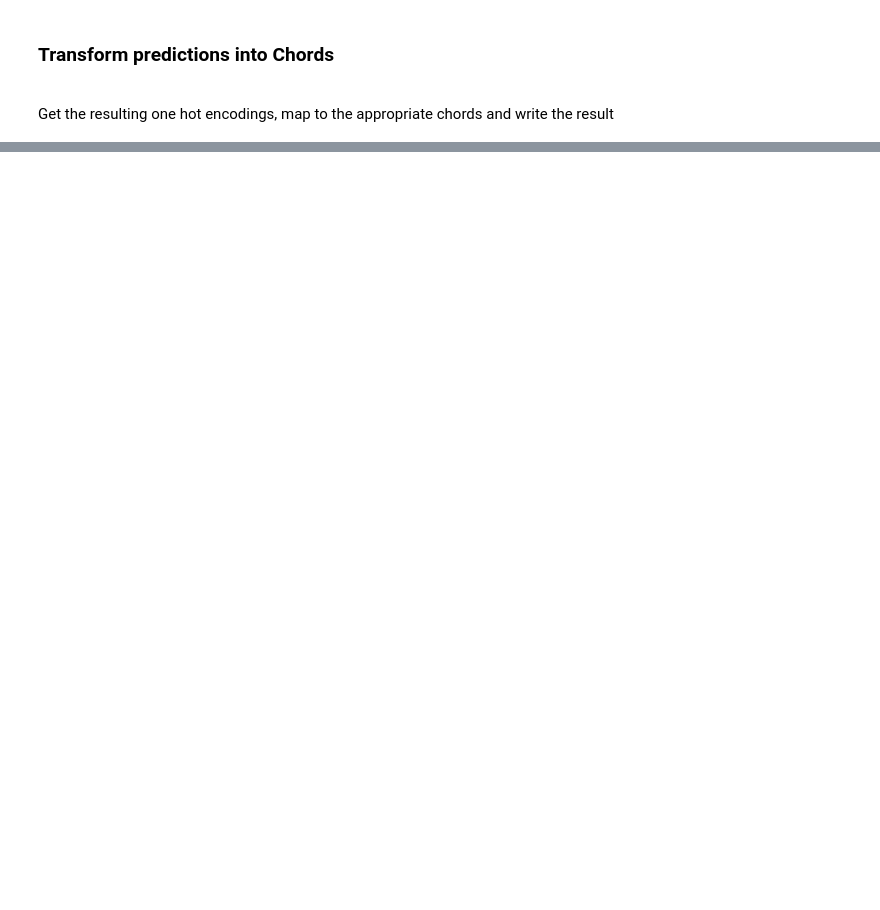
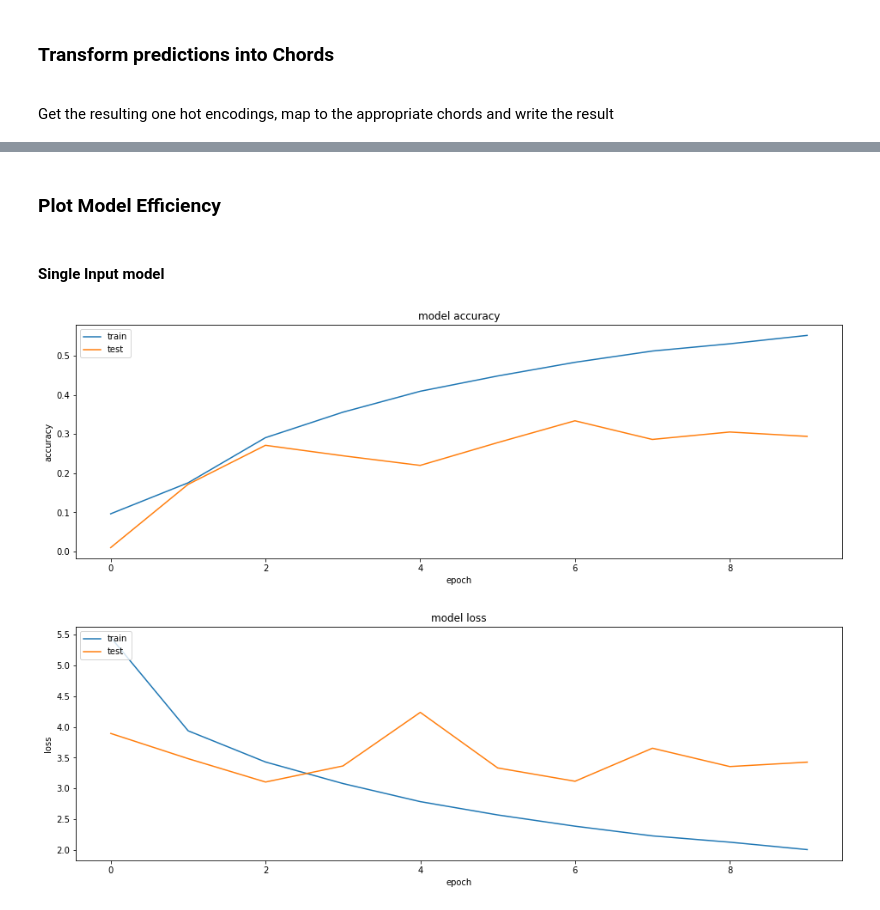
Before and after one commit to taslanidis/Audio-Chord-Recognition, a Jupyter notebook: Audio_Chord_Estimation.ipynb, the cells around one changed output, grey strips where cells are left out. Drawn from its saved outputs; the diff is of its cells as text; code cells hidden in the pictures; blank space fills up the shorter version.

```diff
--- a/Audio_Chord_Estimation.ipynb
+++ b/Audio_Chord_Estimation.ipynb
@@ -58,7 +63,7 @@ Read all those chordlab files as <b>pandas dataframes</b> and store them in a di
 # %%
 ### get all chordlab files
 Chordlab = {'The Beatles': {}}
-for filename in Path('Test-Dataset/The Beatles').glob('**/chordlab/**/*.lab'):
+for filename in Path('Big-Dataset/The Beatles').glob('**/chordlab/**/*.lab'):
 
     path, track = os.path.split(filename)
     path, album = os.path.split(path)
@@ -283,6 +327,6 @@ x_initial_test = scaler.transform(x_initial_test)
 <h4>3. Slicing in batches of timeseries and for the LSTM</h4>
 # %%
 # Find the chunk size
-chunk_size = 500
+chunk_size = 300
 # %%
 # Slicing
@@ -359,0 +746,22 @@ def RNN(chords_num, frequencies_num, timesteps, batch_size):
+# %%
+# Fitting on a Conv1D with 256 filters feeding to a 2 layer BLSTM with 256 cells
+epochs = 10
+batch_size = 32
+
+model = BLSTM_2Layer(len(Chords), frequencies_num, chunk_size, batch_size)
+
+SGD_Optimizer = keras.optimizers.SGD(lr=0.01, momentum=0.9)
+Adam_Optimizer = keras.optimizers.Adam()
+AdaGrad_Optimizer = keras.optimizers.Adagrad()
+
+model.compile(optimizer=Adam_Optimizer,
+              loss=keras.losses.categorical_crossentropy,
+              metrics=['accuracy'])
+
+
+# train
+test_data = x_test
+history_callback = model.fit(x_train, y_train, epochs=epochs,
+          validation_data=(x_test, y_test), batch_size=batch_size, verbose=1)
+
+model.summary()
@@ -429,0 +864,26 @@ df_predictions
+# %% [markdown]
+### Plot Model Efficiency
+# %% [markdown]
+#### Single Input model
+# %%
+plt.figure(figsize=(16,5))
+# summarize history for accuracy
+plt.plot(history_callback.history['accuracy'])
+plt.plot(history_callback.history['val_accuracy'])
+plt.title('model accuracy')
+plt.ylabel('accuracy')
+plt.xlabel('epoch')
+plt.legend(['train', 'test'], loc='upper left')
+plt.show()
+plt.figure(figsize=(16,5))
+# summarize history for loss
+plt.plot(history_callback.history['loss'])
+plt.plot(history_callback.history['val_loss'])
+plt.title('model loss')
+plt.ylabel('loss')
+plt.xlabel('epoch')
+plt.legend(['train', 'test'], loc='upper left')
+plt.show()
+# %% [output]
+[figure, added]
+[figure, added]
```
Also changed, not shown: parts of 62 cells of this notebook, 5 other files.
